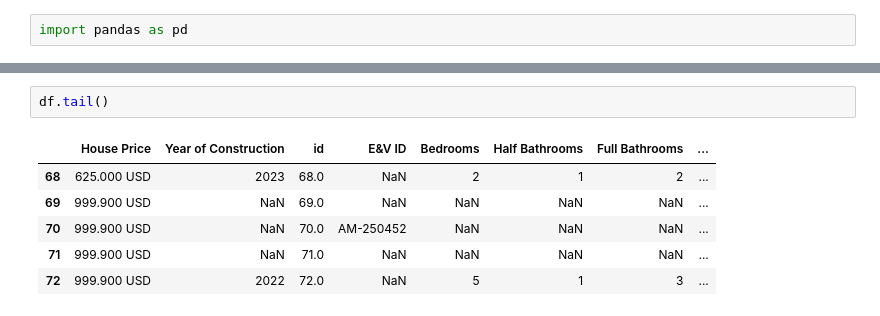
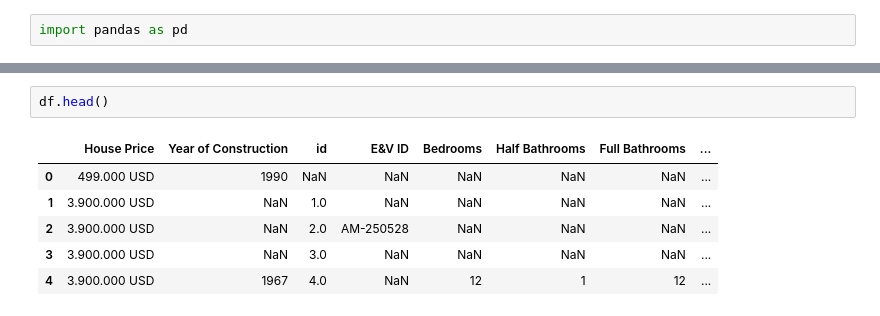
Before and after one commit to necmettinalver/Advanced-Price-Forecast, a Jupyter notebook: homePrice.ipynb, the cells around one changed output, grey strips where cells are left out. Cells and saved outputs as stored; diff of their text form.

```diff
--- a/homePrice.ipynb
+++ b/homePrice.ipynb
@@ -264,9 +304,9 @@ Garage  =  3
 # %%
-df.tail()
+df.head()
 # %% [output]
 |  | House Price | Year of Construction | id | E&V ID | Bedrooms | Half Bathrooms | Full Bathrooms | ... |
-| 68 | 625.000 USD | 2023 | 68.0 | NaN | 2 | 1 | 2 | ... |
-| 69 | 999.900 USD | NaN | 69.0 | NaN | NaN | NaN | NaN | ... |
-| 70 | 999.900 USD | NaN | 70.0 | AM-250452 | NaN | NaN | NaN | ... |
-| 71 | 999.900 USD | NaN | 71.0 | NaN | NaN | NaN | NaN | ... |
-| 72 | 999.900 USD | 2022 | 72.0 | NaN | 5 | 1 | 3 | ... |
+| 0 | 499.000 USD | 1990 | NaN | NaN | NaN | NaN | NaN | ... |
+| 1 | 3.900.000 USD | NaN | 1.0 | NaN | NaN | NaN | NaN | ... |
+| 2 | 3.900.000 USD | NaN | 2.0 | AM-250528 | NaN | NaN | NaN | ... |
+| 3 | 3.900.000 USD | NaN | 3.0 | NaN | NaN | NaN | NaN | ... |
+| 4 | 3.900.000 USD | 1967 | 4.0 | NaN | 12 | 1 | 12 | ... |
```
Also changed, not shown: parts of 18 cells of this notebook.
